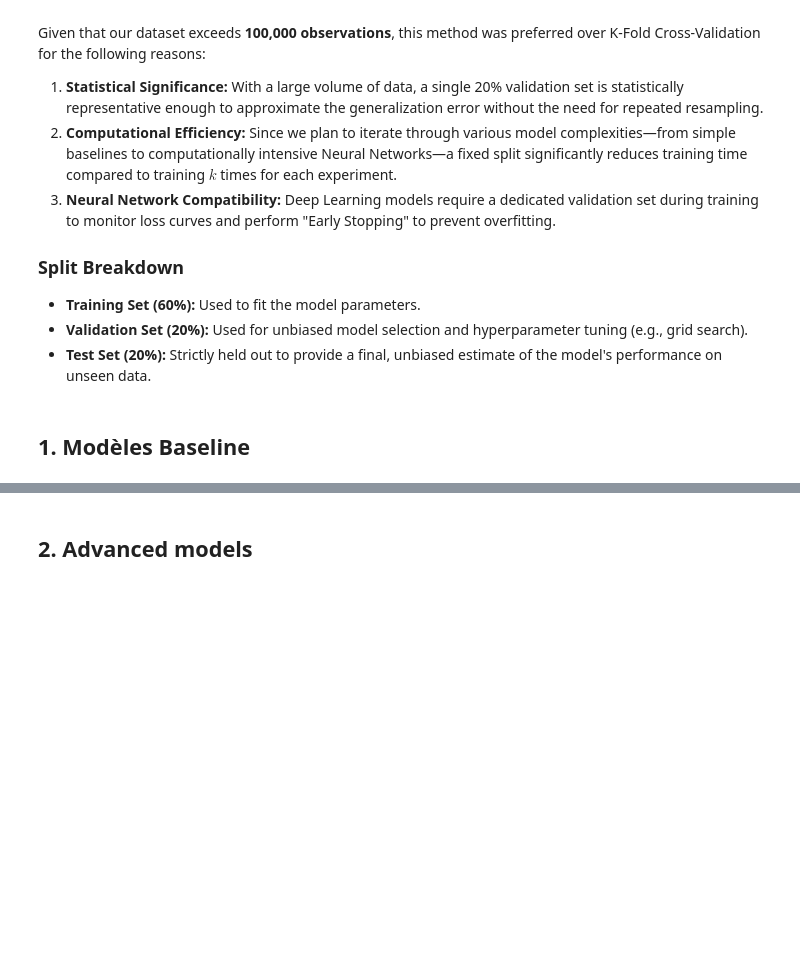
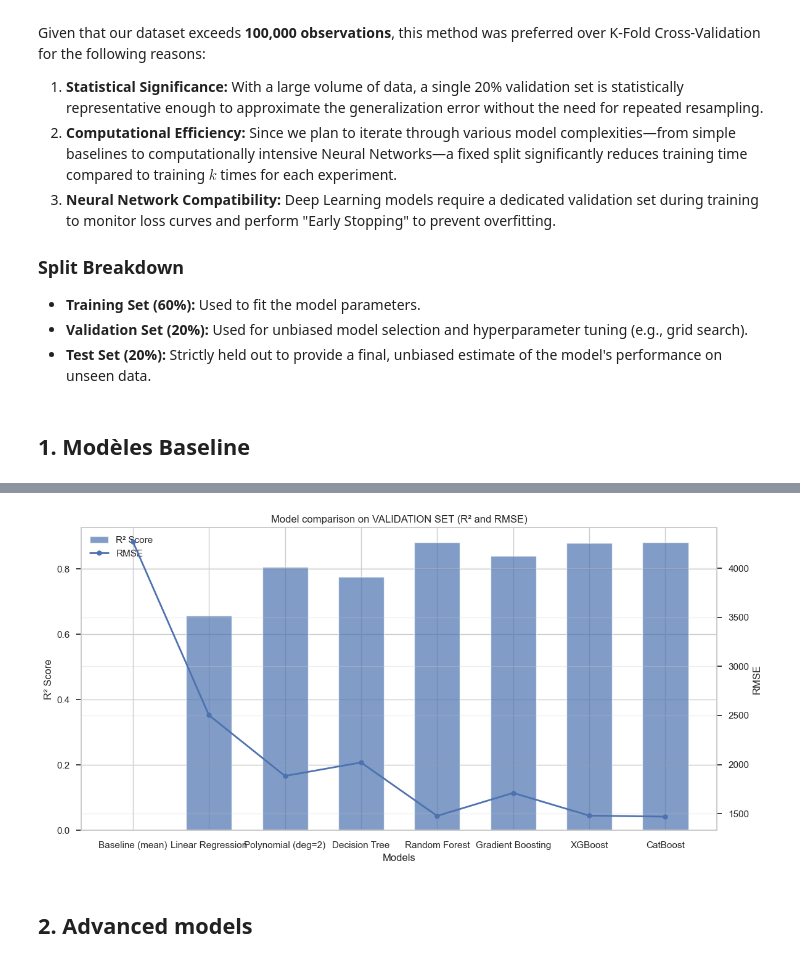
Before and after one commit to hugodbrnn/Machine-learning-project-cars, a Jupyter notebook: project.ipynb, the cells around one changed output, grey strips where cells are left out. Cells and saved outputs as stored; diff of their text form; code cells hidden in the pictures; blank space fills up the shorter version.

```diff
--- a/project.ipynb
+++ b/project.ipynb
@@ -991,3 +946,35 @@ plt.show()
+# %%
+models = df_results_val.index
+r2_values = df_results_val["R2"].values
+rmse_values = df_results_val["RMSE"].values
+
+plt.figure(figsize=(12, 6))
+
+ax1 = plt.gca()
+ax2 = ax1.twinx()
+
+bar_width = 0.6
+bars = ax1.bar(models, r2_values, width=bar_width, alpha=0.7, label="R² Score")
+
+ax2.plot(models, rmse_values, marker='o', linestyle='-', label="RMSE", linewidth=2)
+
+ax1.set_xlabel("Models")
+ax1.set_ylabel("R² Score")
+ax2.set_ylabel("RMSE")
+
+plt.title("Model comparison on VALIDATION SET (R² and RMSE)")
+plt.xticks(rotation=45)
+
+lines_labels = [ax.get_legend_handles_labels() for ax in [ax1, ax2]]
+lines, labels = [sum(lol, []) for lol in zip(*lines_labels)]
+ax1.legend(lines, labels, loc="best")
+
+plt.tight_layout()
+plt.grid(axis="y", alpha=0.3)
+
+plt.show()
+# %% [output]
+[figure, added]
 # %% [markdown]
 ## **2. Advanced models**
 # %% [markdown]
```
Also changed, not shown: parts of 29 cells of this notebook.
